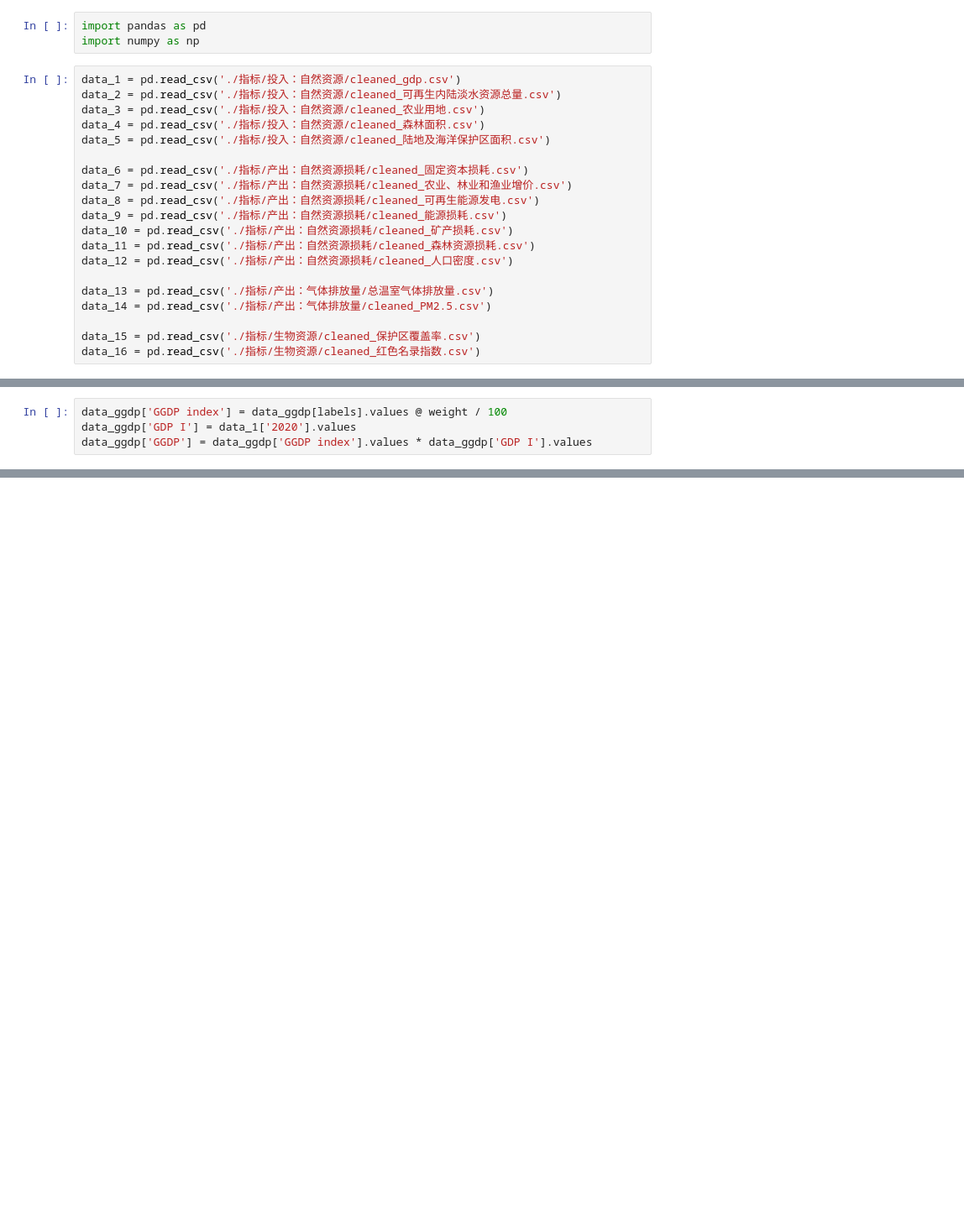
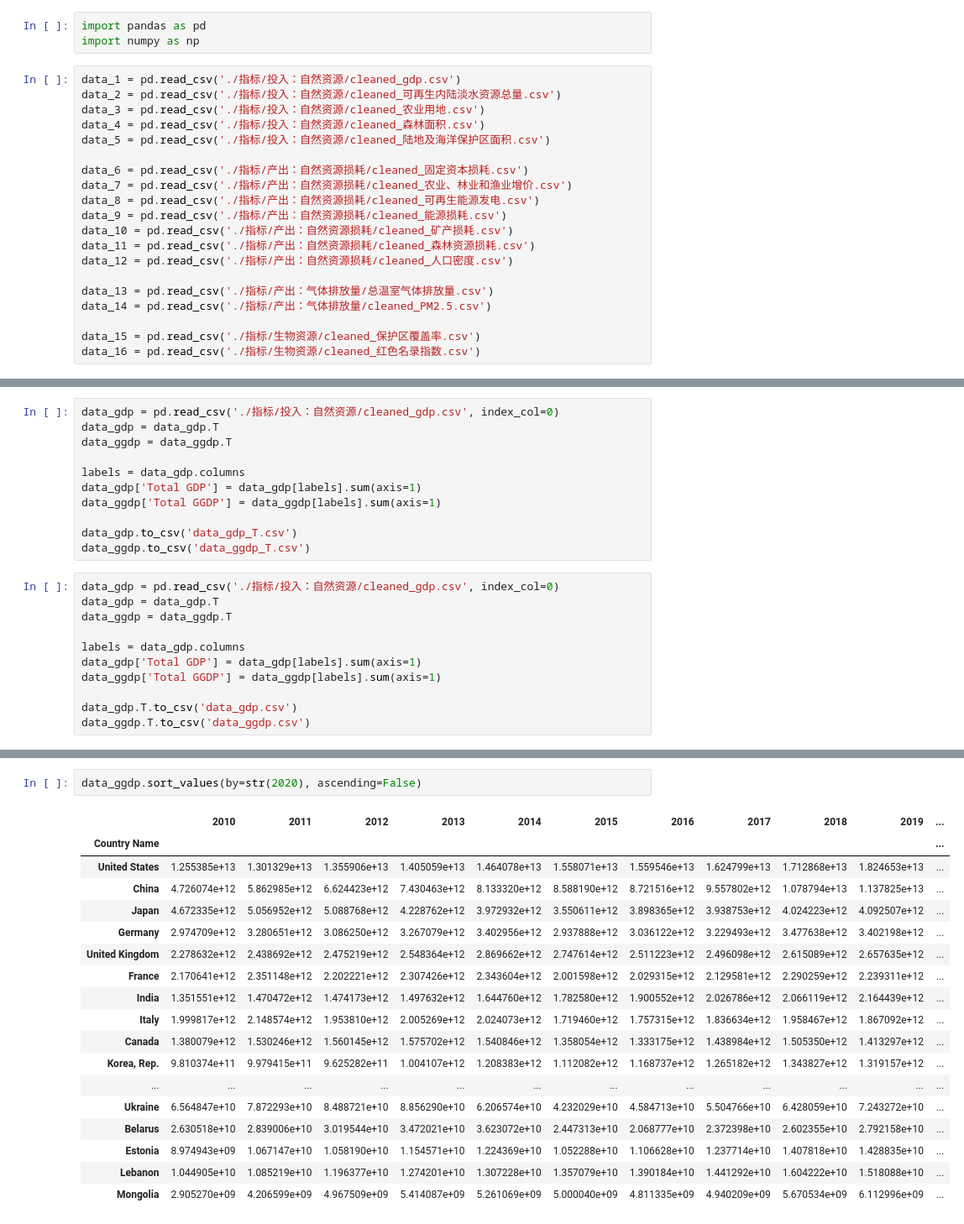
Before and after one commit to Kosthi/MathematicalModel, a Jupyter notebook: MCM2023/health_range.ipynb, the cells around one changed output, grey strips where cells are left out. Shown at 84% size. Saved outputs shown, nothing was run; the diff lists cells and outputs as text; blank space fills up the shorter version.

```diff
--- a/MCM2023/health_range.ipynb
+++ b/MCM2023/health_range.ipynb
@@ -93,4 +99,0 @@ for i in range(len(data_1)):
-# %%
-data_ggdp['GGDP index'] = data_ggdp[labels].values @ weight / 100
-data_ggdp['GDP I'] = data_1['2020'].values
-data_ggdp['GGDP'] = data_ggdp['GGDP index'].values * data_ggdp['GDP I'].values
@@ -96,0 +138,22 @@ data_ggdp['GGDP'] = data_ggdp['GGDP index'].values * data_ggdp['GDP I'].values
+# %%
+data_gdp = pd.read_csv('./指标/投入：自然资源/cleaned_gdp.csv', index_col=0)
+data_gdp = data_gdp.T
+data_ggdp = data_ggdp.T
+
+labels = data_gdp.columns
+data_gdp['Total GDP'] = data_gdp[labels].sum(axis=1)
+data_ggdp['Total GGDP'] = data_ggdp[labels].sum(axis=1)
+
+data_gdp.to_csv('data_gdp_T.csv')
+data_ggdp.to_csv('data_ggdp_T.csv')
+# %%
+data_gdp = pd.read_csv('./指标/投入：自然资源/cleaned_gdp.csv', index_col=0)
+data_gdp = data_gdp.T
+data_ggdp = data_ggdp.T
+
+labels = data_gdp.columns
+data_gdp['Total GDP'] = data_gdp[labels].sum(axis=1)
+data_ggdp['Total GGDP'] = data_ggdp[labels].sum(axis=1)
+
+data_gdp.T.to_csv('data_gdp.csv')
+data_ggdp.T.to_csv('data_ggdp.csv')
@@ -111,0 +180,21 @@ gdp_rank['Rank change'].sum() / 50
+# %%
+data_ggdp.sort_values(by=str(2020), ascending=False)
+# %% [output]
+|  | 2010 | 2011 | 2012 | 2013 | 2014 | 2015 | 2016 | 2017 | 2018 | 2019 | ... |
+| Country Name |  |  |  |  |  |  |  |  |  |  | ... |
+| United States | 1.255385e+13 | 1.301329e+13 | 1.355906e+13 | 1.405059e+13 | 1.464078e+13 | 1.558071e+13 | 1.559546e+13 | 1.624799e+13 | 1.712868e+13 | 1.824653e+13 | ... |
+| China | 4.726074e+12 | 5.862985e+12 | 6.624423e+12 | 7.430463e+12 | 8.133320e+12 | 8.588190e+12 | 8.721516e+12 | 9.557802e+12 | 1.078794e+13 | 1.137825e+13 | ... |
+| Japan | 4.672335e+12 | 5.056952e+12 | 5.088768e+12 | 4.228762e+12 | 3.972932e+12 | 3.550611e+12 | 3.898365e+12 | 3.938753e+12 | 4.024223e+12 | 4.092507e+12 | ... |
+| Germany | 2.974709e+12 | 3.280651e+12 | 3.086250e+12 | 3.267079e+12 | 3.402956e+12 | 2.937888e+12 | 3.036122e+12 | 3.229493e+12 | 3.477638e+12 | 3.402198e+12 | ... |
+| United Kingdom | 2.278632e+12 | 2.438692e+12 | 2.475219e+12 | 2.548364e+12 | 2.869662e+12 | 2.747614e+12 | 2.511223e+12 | 2.496098e+12 | 2.615089e+12 | 2.657635e+12 | ... |
+| France | 2.170641e+12 | 2.351148e+12 | 2.202221e+12 | 2.307426e+12 | 2.343604e+12 | 2.001598e+12 | 2.029315e+12 | 2.129581e+12 | 2.290259e+12 | 2.239311e+12 | ... |
+| India | 1.351551e+12 | 1.470472e+12 | 1.474173e+12 | 1.497632e+12 | 1.644760e+12 | 1.782580e+12 | 1.900552e+12 | 2.026786e+12 | 2.066119e+12 | 2.164439e+12 | ... |
+| Italy | 1.999817e+12 | 2.148574e+12 | 1.953810e+12 | 2.005269e+12 | 2.024073e+12 | 1.719460e+12 | 1.757315e+12 | 1.836634e+12 | 1.958467e+12 | 1.867092e+12 | ... |
+| Canada | 1.380079e+12 | 1.530246e+12 | 1.560145e+12 | 1.575702e+12 | 1.540846e+12 | 1.358054e+12 | 1.333175e+12 | 1.438984e+12 | 1.505350e+12 | 1.413297e+12 | ... |
+| Korea, Rep. | 9.810374e+11 | 9.979415e+11 | 9.625282e+11 | 1.004107e+12 | 1.208383e+12 | 1.112082e+12 | 1.168737e+12 | 1.265182e+12 | 1.343827e+12 | 1.319157e+12 | ... |
+| ... | ... | ... | ... | ... | ... | ... | ... | ... | ... | ... | ... |
+| Ukraine | 6.564847e+10 | 7.872293e+10 | 8.488721e+10 | 8.856290e+10 | 6.206574e+10 | 4.232029e+10 | 4.584713e+10 | 5.504766e+10 | 6.428059e+10 | 7.243272e+10 | ... |
+| Belarus | 2.630518e+10 | 2.839006e+10 | 3.019544e+10 | 3.472021e+10 | 3.623072e+10 | 2.447313e+10 | 2.068777e+10 | 2.372398e+10 | 2.602355e+10 | 2.792158e+10 | ... |
+| Estonia | 8.974943e+09 | 1.067147e+10 | 1.058190e+10 | 1.154571e+10 | 1.224369e+10 | 1.052288e+10 | 1.106628e+10 | 1.237714e+10 | 1.407818e+10 | 1.428835e+10 | ... |
+| Lebanon | 1.044905e+10 | 1.085219e+10 | 1.196377e+10 | 1.274201e+10 | 1.307228e+10 | 1.357079e+10 | 1.390184e+10 | 1.441292e+10 | 1.604222e+10 | 1.518088e+10 | ... |
+| Mongolia | 2.905270e+09 | 4.206599e+09 | 4.967509e+09 | 5.414087e+09 | 5.261069e+09 | 5.000040e+09 | 4.811335e+09 | 4.940209e+09 | 5.670534e+09 | 6.112996e+09 | ... |
```
Also changed, not shown: parts of 10 cells of this notebook, 24 other files.
